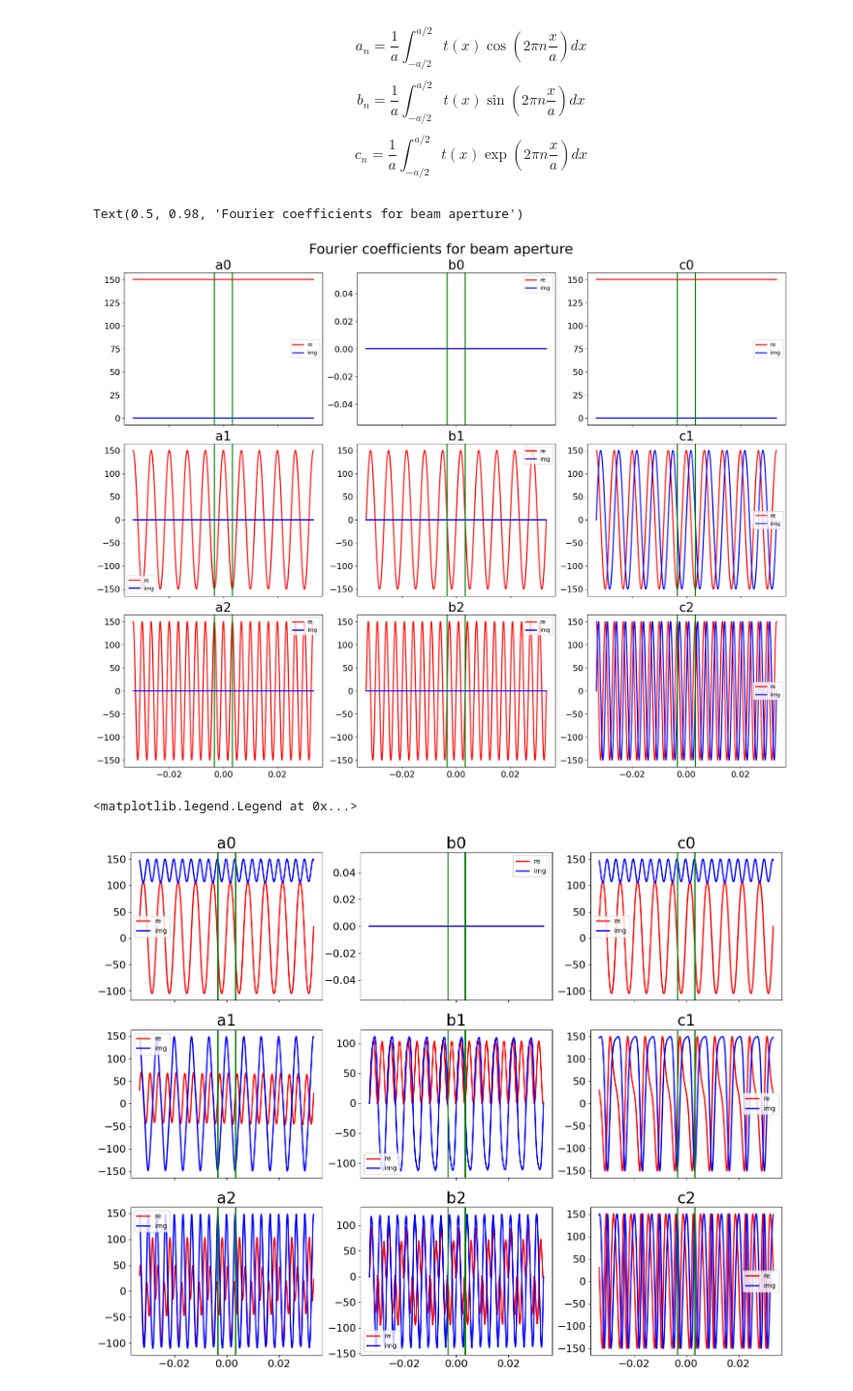
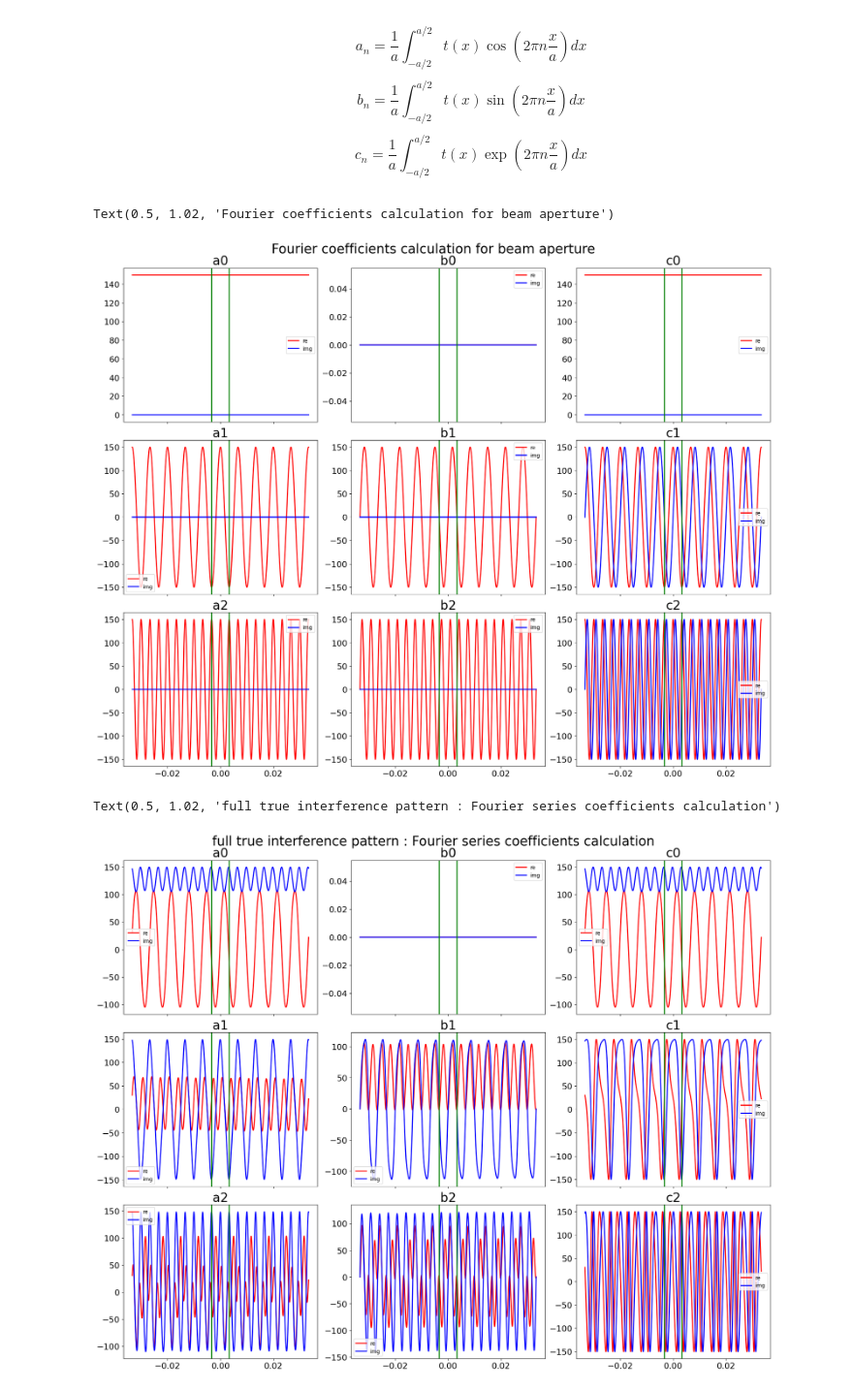
Before and after one commit to sylvielsstfr/AuxtelPSFpoppy, a Jupyter notebook: docs/notebooks/introdiffraction/05_FFT1D_InterferenceTwoSources.ipynb, the cells around one changed output. Shown at 97% size. Saved outputs shown, nothing was run; the diff lists cells and outputs as text; code cells hidden in the pictures.

```diff
--- a/docs/notebooks/introdiffraction/05_FFT1D_InterferenceTwoSources.ipynb
+++ b/docs/notebooks/introdiffraction/05_FFT1D_InterferenceTwoSources.ipynb
@@ -841,8 +850,8 @@ ax9.axvline(-a/2,color="g")
 ax9.axvline(a/2,color="g")
 ax9.legend()
 
-plt.suptitle("Fourier coefficients for beam aperture",fontsize=26)
+fig.suptitle(f"Fourier coefficients calculation for beam aperture",y=1.02,fontsize=25)
 # %% [output]
-Text(0.5, 0.98, 'Fourier coefficients for beam aperture')
+Text(0.5, 1.02, 'Fourier coefficients calculation for beam aperture')
-[figure, old version]
+[figure, new version]
 # %%
@@ -855,5 +889,5 @@ def integrand_cn_v2(x, n):
 # %%
-fig,axs = plt.subplots(3,3,figsize=(18,14),sharex=True)
+fig,axs = plt.subplots(3,3,figsize=(18,14),sharex=True,layout="constrained")
 ax1,ax2,ax3,ax4,ax5,ax6,ax7,ax8,ax9 = axs.flatten()
 
 y_a0 = integrand_an_v2(xrange, 0)
@@ -907,32 +941,33 @@ ax6.plot(xrange,y_c1.real,'r-',label="re")
 ax6.plot(xrange,y_c1.imag,'b-',label="img")
 ax6.set_title("c1")
 ax6.axvline(-a/2,color="g")
 ax6.axvline(a/2,color="g")
 ax6.legend()
 
 
 ax7.plot(xrange,y_a2.real,'r-',label="re")
 ax7.plot(xrange,y_a2.imag,'b-',label="img")
 ax7.set_title("a2")
 ax7.axvline(-a/2,color="g")
 ax7.axvline(a/2,color="g")
 ax7.legend()
 
 
 ax8.plot(xrange,y_b2.real,'r-',label="re")
 ax8.plot(xrange,y_b2.imag,'b-',label="img")
 ax8.set_title("b2")
 ax8.axvline(-a/2,color="g")
 ax8.axvline(a/2,color="g")
 ax8.legend()
 
 
 ax9.plot(xrange,y_c2.real,'r-',label="re")
 ax9.plot(xrange,y_c2.imag,'b-',label="img")
 ax9.set_title("c2")
 ax9.axvline(-a/2,color="g")
 ax9.axvline(a/2,color="g")
 ax9.legend()
+fig.suptitle(f"{tag} : Fourier series coefficients calculation",y=1.02,fontsize=25)
 # %% [output]
-<matplotlib.legend.Legend at 0x...>
+Text(0.5, 1.02, 'full true interference pattern : Fourier series coefficients calculation')
-[figure, old version]
+[figure, new version]
```
Also changed, not shown: parts of 16 cells of this notebook, 1 other file.
